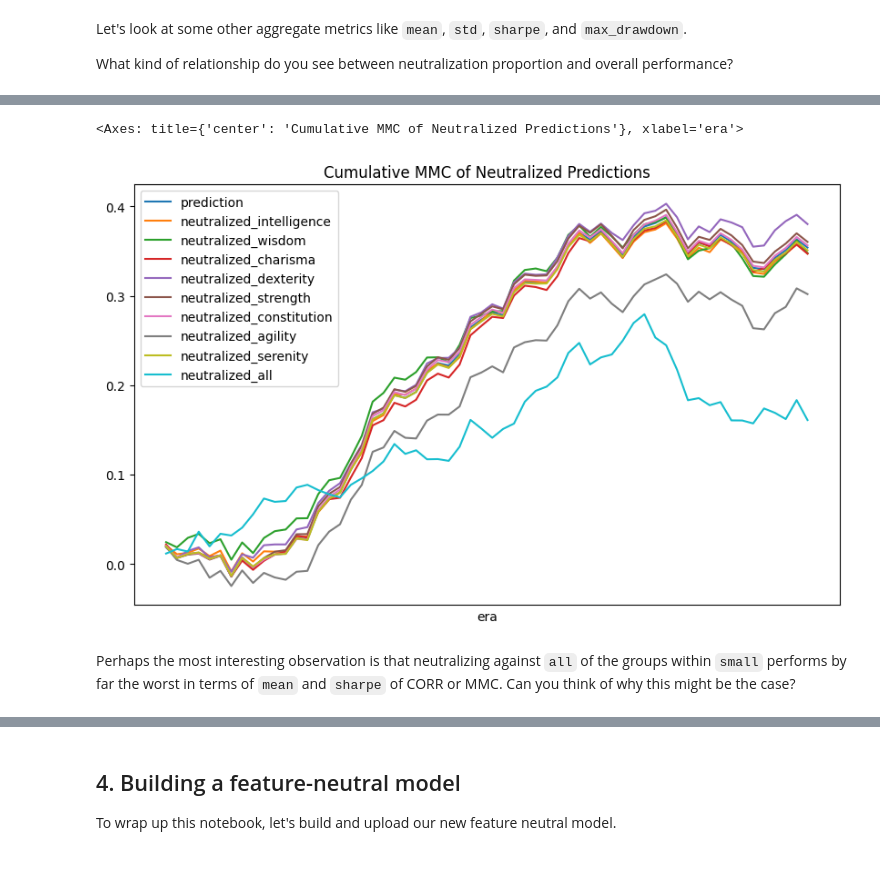
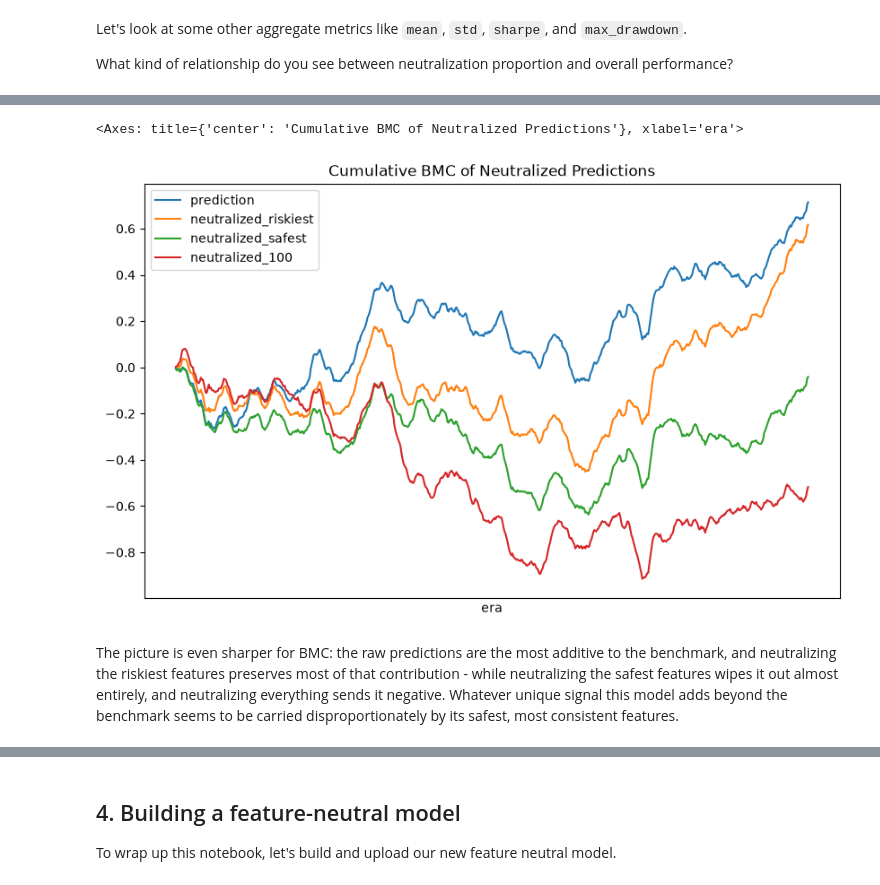
Before and after one commit to numerai/example-scripts, a Jupyter notebook: numerai/feature_neutralization.ipynb, the cells around one changed output, grey strips where cells are left out. Cells and saved outputs as stored; diff of their text form; code cells hidden in the pictures.

```diff
--- a/numerai/feature_neutralization.ipynb
+++ b/numerai/feature_neutralization.ipynb
@@ -174,12 +191,12 @@ def metrics(corr):
 # compute performance metrics for each feature
 feature_metrics = [
     metrics(per_era_corr[feature_name])
-    for feature_name in med_serenity_feats
+    for feature_name in features_with_history
 ]
 
 # convert to numeric DataFrame and sort
 feature_metrics = (
-    pd.DataFrame(feature_metrics, index=med_serenity_feats)
+    pd.DataFrame(feature_metrics, index=features_with_history)
     .apply(pd.to_numeric)
     .sort_values("mean", ascending=False)
 )
@@ -270,7 +298,7 @@ model = lgb.LGBMRegressor(
     n_estimators=2000,
     learning_rate=0.01,
     max_depth=5,
-    num_leaves=2**4-1,
+    num_leaves=2**5-1,
     colsample_bytree=0.1
 )
 # We've found the following "deep" parameters perform much better, but they require much more CPU and RAM
@@ -279,11 +307,13 @@ model = lgb.LGBMRegressor(
 #     learning_rate=0.001,
 #     max_depth=10,
 #     num_leaves=2**10,
-#     colsample_bytree=0.1
+#     colsample_bytree=0.1,
 #     min_data_in_leaf=10000,
 # )
+
+# This will take a few minutes 🍵
 model.fit(
-    train[small_features],
+    train[faith_features],
     train["target"]
 )
 # %% [output]
@@ -548,23 +624,26 @@ Let's see if this same characteristic applies to MMC:
 # %%
 from numerai_tools.scoring import correlation_contribution
 
-# Download and join in the meta_model for the validation eras
-napi.download_dataset(f"v4.3/meta_model.parquet", round_num=842)
-validation["meta_model"] = pd.read_parquet(
-    f"v4.3/meta_model.parquet"
-)["numerai_meta_model"]
+# Download and join the benchmark model used by Diagnostics (see Hello Numerai)
+napi.download_dataset(f"{DATA_VERSION}/validation_benchmark_models.parquet")
+validation["benchmark_model"] = pd.read_parquet(
+    f"{DATA_VERSION}/validation_benchmark_models.parquet",
+    columns=["v53_lgbm_ender60"]
+)["v53_lgbm_ender60"]
 
-# Compute the per-era mmc between our predictions, the meta model, and the target values
-per_era_mmc = validation.dropna().groupby("era").apply(
+# Compute the per-era BMC of each set of predictions
+per_era_bmc = validation.dropna(
+    subset=["target", "benchmark_model"]
+).groupby("era")[subset_neutral_cols + ["benchmark_model", "target"]].apply(
     lambda x: correlation_contribution(
-        x[group_neutral_cols], x["meta_model"], x["target"]
+        x[subset_neutral_cols], x["benchmark_model"], x["target"]
     )
 )
 
-cumsum_mmc = per_era_mmc.cumsum()
+cumsum_bmc = per_era_bmc.cumsum()
 
-cumsum_mmc.plot(
-  title="Cumulative MMC of Neutralized Predictions",
+cumsum_bmc.plot(
+  title="Cumulative BMC of Neutralized Predictions",
   figsize=(10, 6),
   xticks=[]
 )
@@ -574,5 +653,5 @@ cumsum_mmc.plot(
-<Axes: title={'center': 'Cumulative MMC of Neutralized Predictions'}, xlabel='era'>
+<Axes: title={'center': 'Cumulative BMC of Neutralized Predictions'}, xlabel='era'>
-[figure, old version]
+[figure, new version]
-# %% [markdown]
-Perhaps the most interesting observation is that neutralizing against `all` of the groups within `small` performs by far the worst in terms of `mean` and `sharpe` of CORR or MMC. Can you think of why this might be the case?
+# %% [markdown]
+The picture is even sharper for BMC: the raw predictions are the most additive to the benchmark, and neutralizing the riskiest features preserves most of that contribution - while neutralizing the safest features wipes it out almost entirely, and neutralizing everything sends it negative. Whatever unique signal this model adds beyond the benchmark seems to be carried disproportionately by its safest, most consistent features.
 # %%
```
Also changed, not shown: parts of 44 cells of this notebook, 2 other files.
